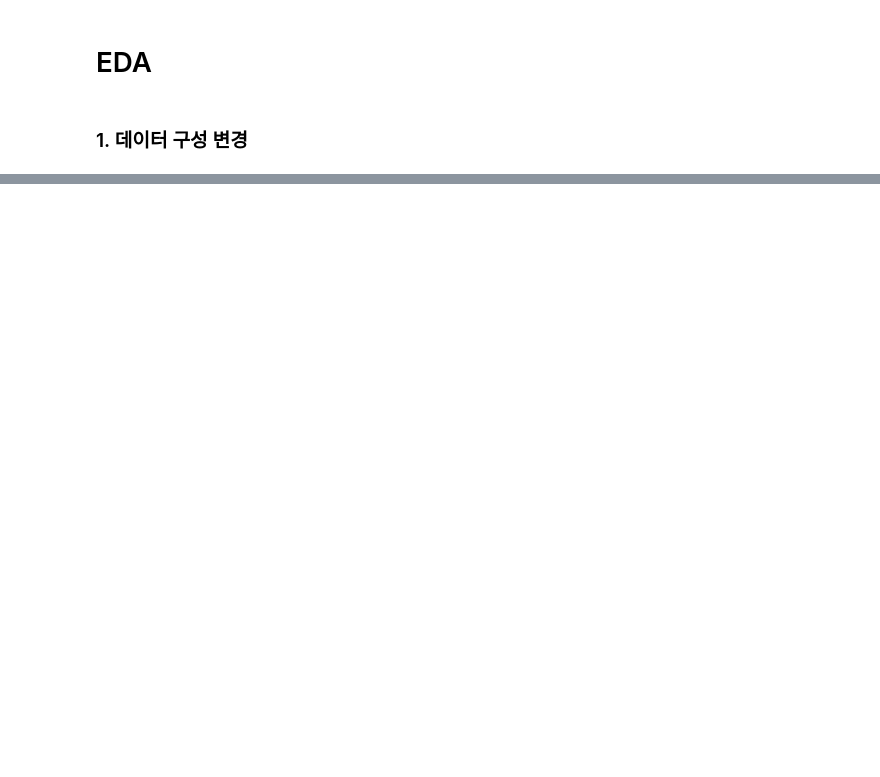
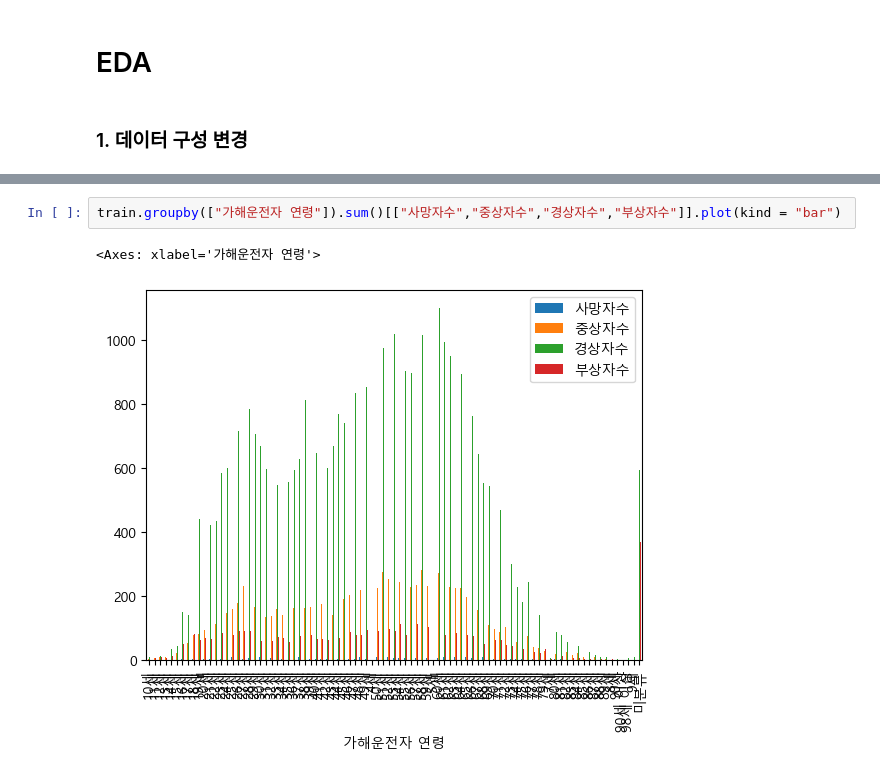
Before and after one commit to p-jiho/Traffic_Accident_Prediction, a Jupyter notebook: EDA.ipynb, the cells around one changed output, grey strips where cells are left out. Cells and saved outputs as stored; diff of their text form; blank space fills up the shorter version.

```diff
--- a/EDA.ipynb
+++ b/EDA.ipynb
@@ -98,0 +285,5 @@ train.groupby("도로형태").sum()
+# %%
+train.groupby(["가해운전자 연령"]).sum()[["사망자수","중상자수","경상자수","부상자수"]].plot(kind = "bar")
+# %% [output]
+<Axes: xlabel='가해운전자 연령'>
+[figure, added]
```
Also changed, not shown: parts of 21 cells of this notebook.
